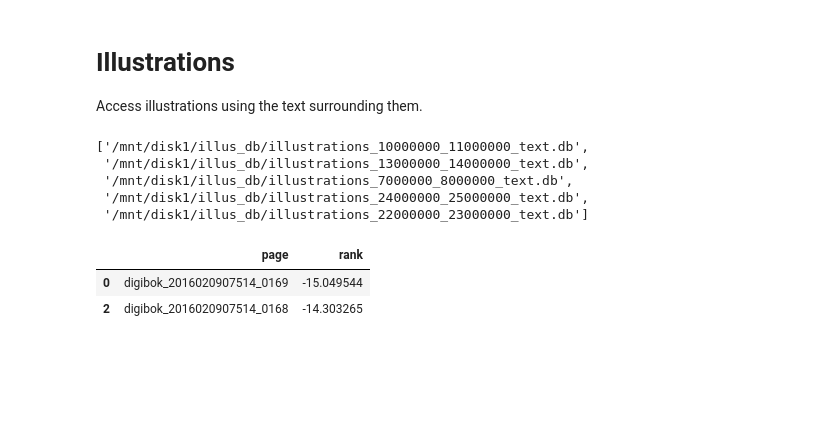
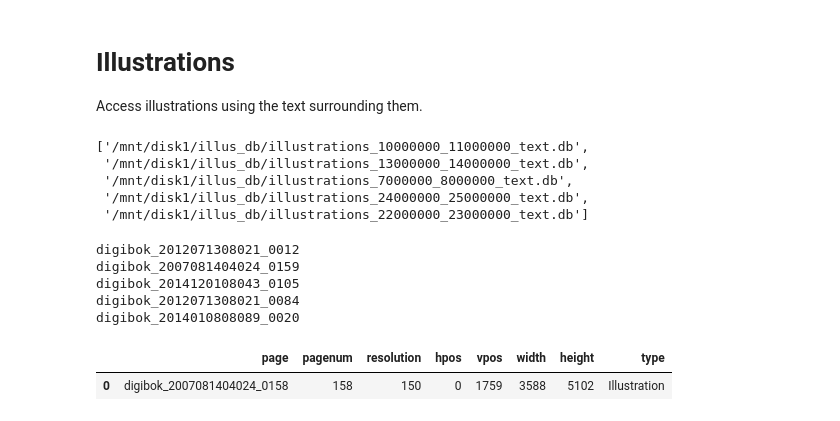
Before and after one commit to Yoonsen/illustrations_bokhylla, a Jupyter notebook: illus_fts5.ipynb, the cells around one changed output. Saved outputs shown, nothing was run; the diff lists cells and outputs as text; code cells hidden in the pictures; blank space fills up the shorter version.

Commit message:
added latest new illustrations

```diff
--- a/illus_fts5.ipynb
+++ b/illus_fts5.ipynb
@@ -41,9 +79,12 @@ pics = pd.concat([ pdquery(ill, "select page, rank from pictures where text matc
 # %%
 pictures = pics.sort_values(by="rank").drop_duplicates().head(20)
-# %%
-pictures[:2]
-# %% [output]
-|  | page | rank |
-| 0 | digibok_2016020907514_0169 | -15.049544 |
-| 2 | digibok_2016020907514_0168 | -14.303265 |
+# %%
+for x in pictures.head(5).iterrows():
+    print(x[1]['page'])
+# %% [output]
+digibok_2012071308021_0012
+digibok_2007081404024_0159
+digibok_2014120108043_0105
+digibok_2012071308021_0084
+digibok_2014010808089_0020
 # %%
@@ -53 +96,7 @@ illustrations =[dict(i[1])for i in res.iterrows()]
+# %%
+t = pdquery(illustrations_db, "select * from illustrations where page = ?", params = ("digibok_2007081404024_0158",))
+t
+# %% [output]
+|  | page | pagenum | resolution | hpos | vpos | width | height | type |
+| 0 | digibok_2007081404024_0158 | 158 | 150 | 0 | 1759 | 3588 | 5102 | Illustration |
 # %%
```
Also changed, not shown: parts of 9 cells of this notebook, 2 other files.
